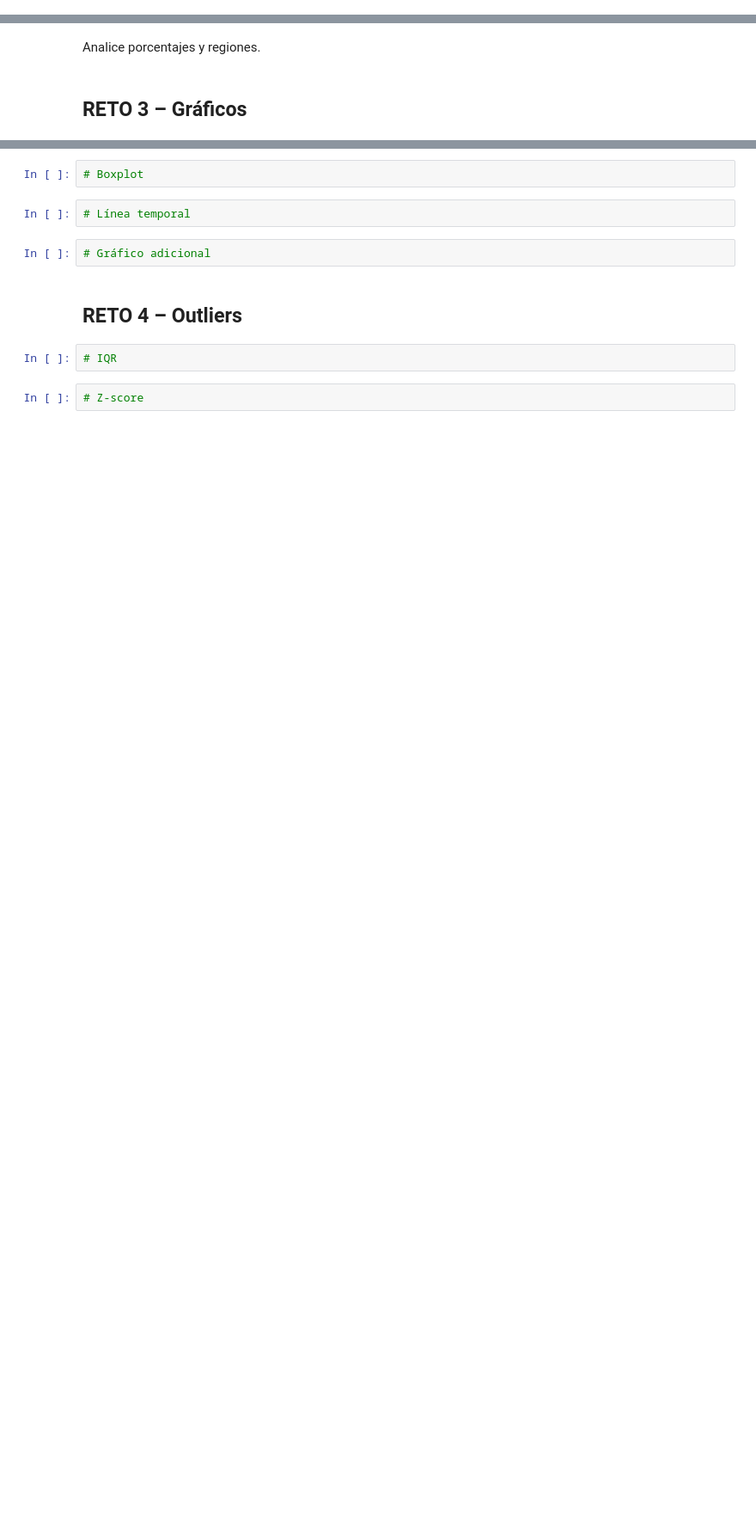
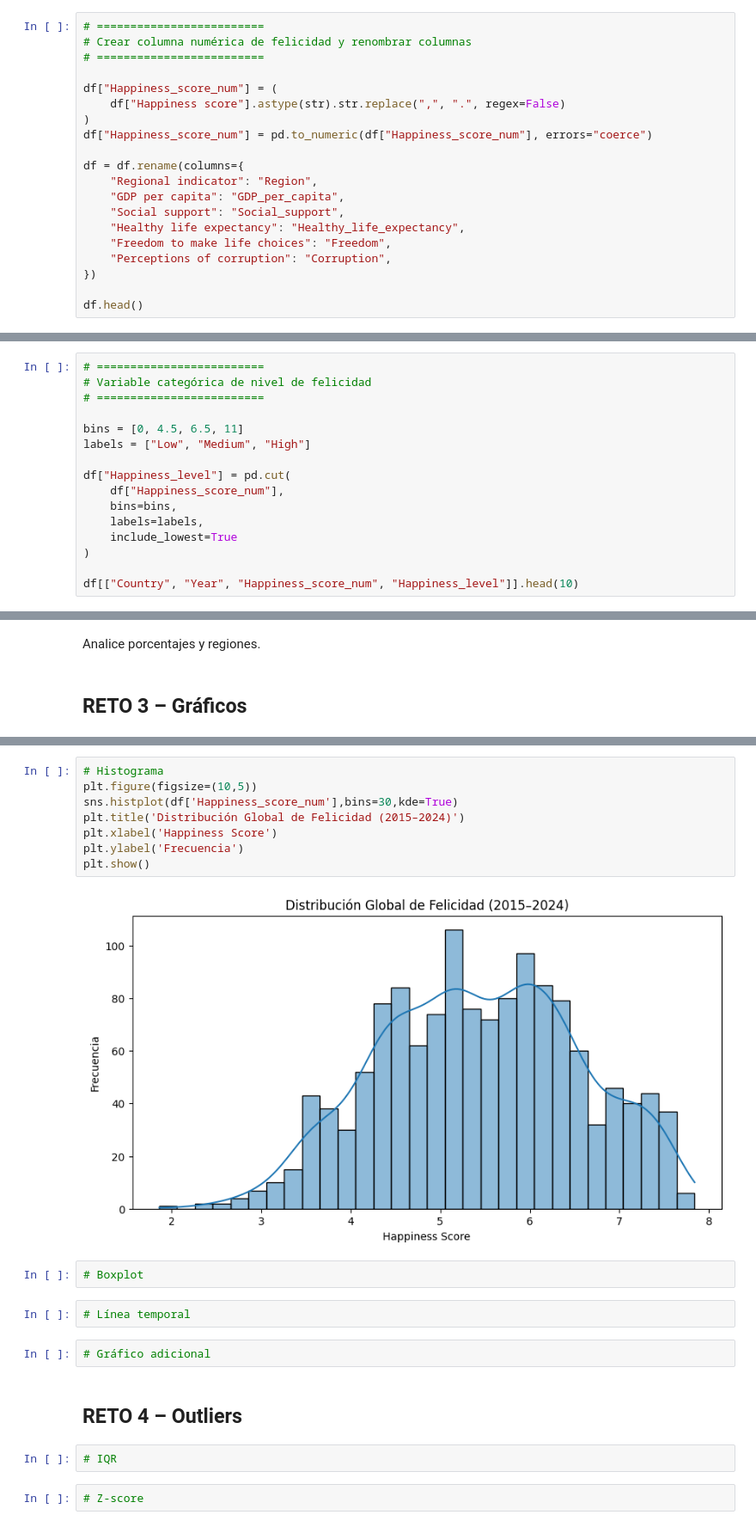
Before and after one commit to skev24/Python-para-el-Ana-lisis-de-Datos, a Jupyter notebook: Laboratorios/Laboratorio3/Lab_Sesion3_Estudiante.ipynb, the cells around one changed output, grey strips where cells are left out. Shown at 86% size. Drawn from its saved outputs; the diff is of its cells as text; blank space fills up the shorter version.

```diff
--- a/Laboratorios/Laboratorio3/Lab_Sesion3_Estudiante.ipynb
+++ b/Laboratorios/Laboratorio3/Lab_Sesion3_Estudiante.ipynb
@@ -11,0 +57,20 @@ Siga cada reto, complete el código y las interpretaciones.
+# %%
+# =========================
+# Crear columna numérica de felicidad y renombrar columnas
+# =========================
+
+df["Happiness_score_num"] = (
+    df["Happiness score"].astype(str).str.replace(",", ".", regex=False)
+)
+df["Happiness_score_num"] = pd.to_numeric(df["Happiness_score_num"], errors="coerce")
+
+df = df.rename(columns={
+    "Regional indicator": "Region",
+    "GDP per capita": "GDP_per_capita",
+    "Social support": "Social_support",
+    "Healthy life expectancy": "Healthy_life_expectancy",
+    "Freedom to make life choices": "Freedom",
+    "Perceptions of corruption": "Corruption",
+})
+
+df.head()
@@ -17,0 +129,16 @@ Responda las preguntas aquí.
+# %%
+# =========================
+# Variable categórica de nivel de felicidad
+# =========================
+
+bins = [0, 4.5, 6.5, 11]
+labels = ["Low", "Medium", "High"]
+
+df["Happiness_level"] = pd.cut(
+    df["Happiness_score_num"],
+    bins=bins,
+    labels=labels,
+    include_lowest=True
+)
+
+df[["Country", "Year", "Happiness_score_num", "Happiness_level"]].head(10)
@@ -24,3 +191,13 @@ Analice porcentajes y regiones.
+# %%
+# Histograma
+plt.figure(figsize=(10,5))
+sns.histplot(df['Happiness_score_num'],bins=30,kde=True)
+plt.title('Distribución Global de Felicidad (2015–2024)')
+plt.xlabel('Happiness Score')
+plt.ylabel('Frecuencia')
+plt.show()
+# %% [output]
+[figure, added]
 # %%
 # Boxplot
 # %%
```
Also changed, not shown: parts of 12 cells of this notebook, 14 other files.
